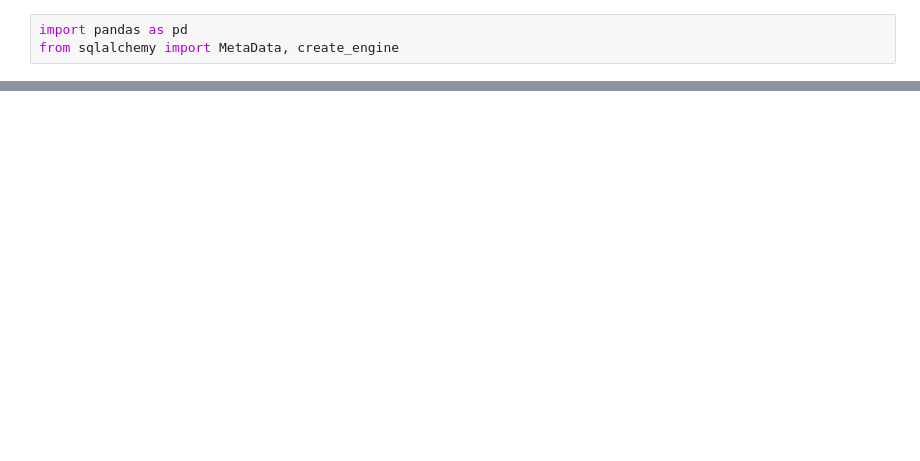
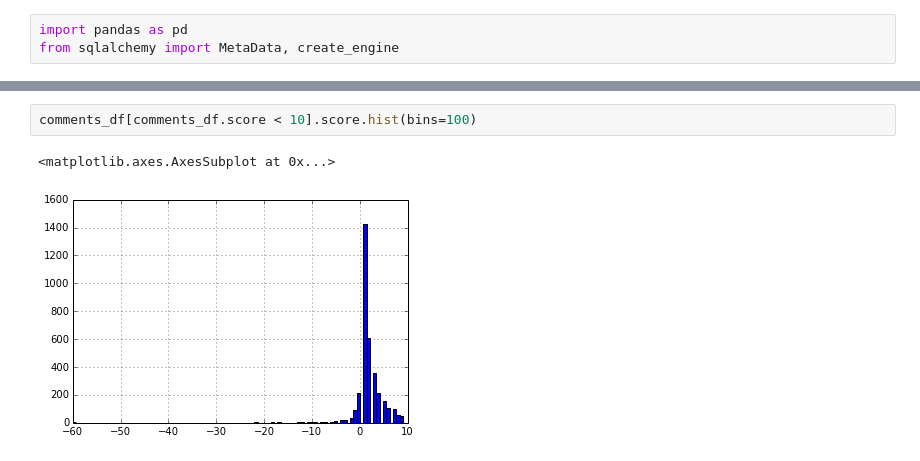
Before and after one commit to gautsi/creddit_score, a Jupyter notebook: notebooks/exploratory_analysis.ipynb, the cells around one changed output, grey strips where cells are left out. Saved outputs shown, nothing was run; the diff lists cells and outputs as text; blank space fills up the shorter version.

```diff
--- a/notebooks/exploratory_analysis.ipynb
+++ b/notebooks/exploratory_analysis.ipynb
@@ -6,0 +23,5 @@ df = pd.read_sql(sql="select * from comments", con=engine)
+# %%
+comments_df[comments_df.score < 10].score.hist(bins=100)
+# %% [output]
+<matplotlib.axes.AxesSubplot at 0x...>
+[figure, added]
```
Also changed, not shown: parts of 15 cells of this notebook, 2 other files.
